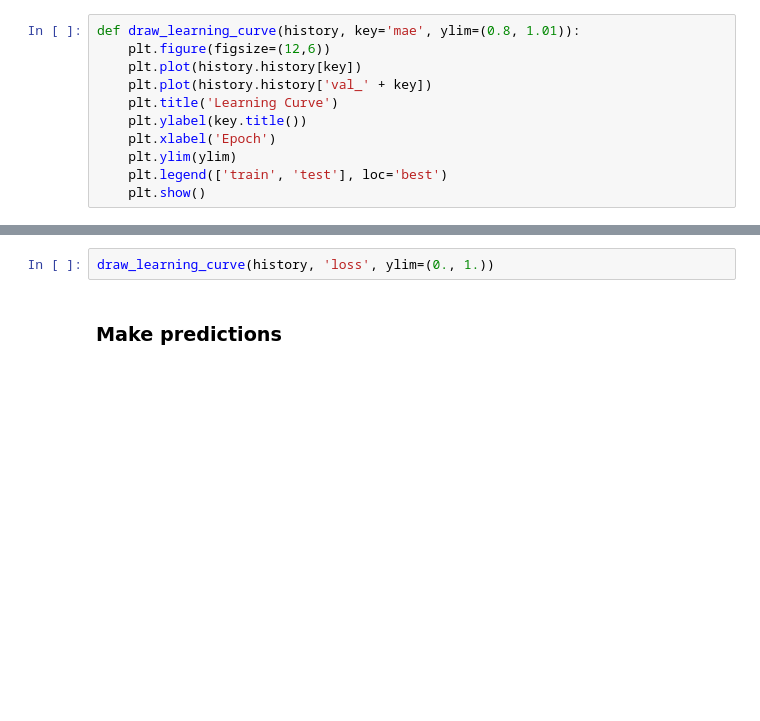
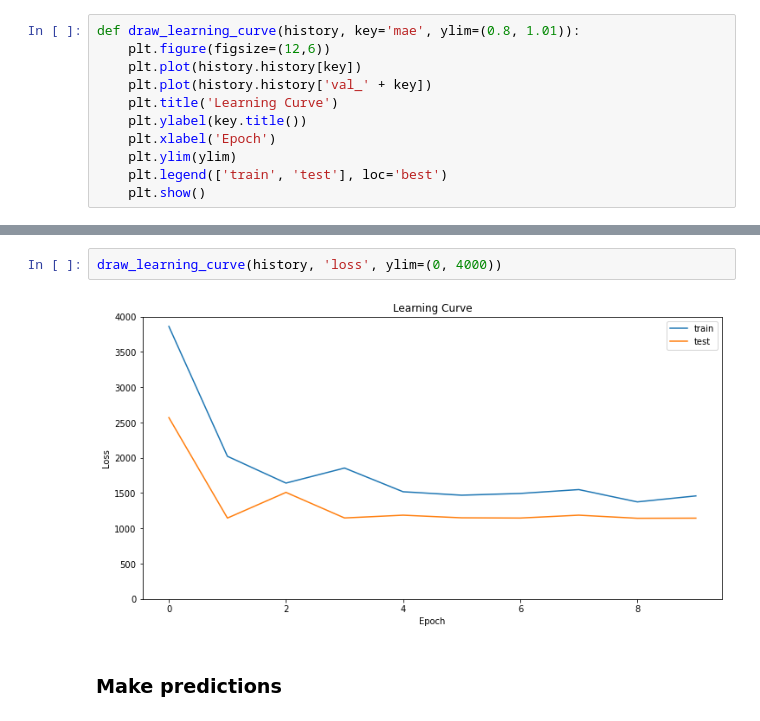
Before and after one commit to center4ml/predict_param_NMR, a Jupyter notebook: predictNMR.ipynb, the cells around one changed output, grey strips where cells are left out. Saved outputs shown, nothing was run; the diff lists cells and outputs as text; blank space fills up the shorter version.

```diff
--- a/predictNMR.ipynb
+++ b/predictNMR.ipynb
@@ -379,5 +373,7 @@ draw_learning_curve(history, 'mae', ylim=(0.7, 1.))
 # %%
-draw_learning_curve(history, 'loss', ylim=(0., 1.))
+draw_learning_curve(history, 'loss', ylim=(0, 4000))
+# %% [output]
+[figure, added]
 # %% [markdown]
 ### Make predictions
 # %%
```
Also changed, not shown: parts of 25 cells of this notebook.
